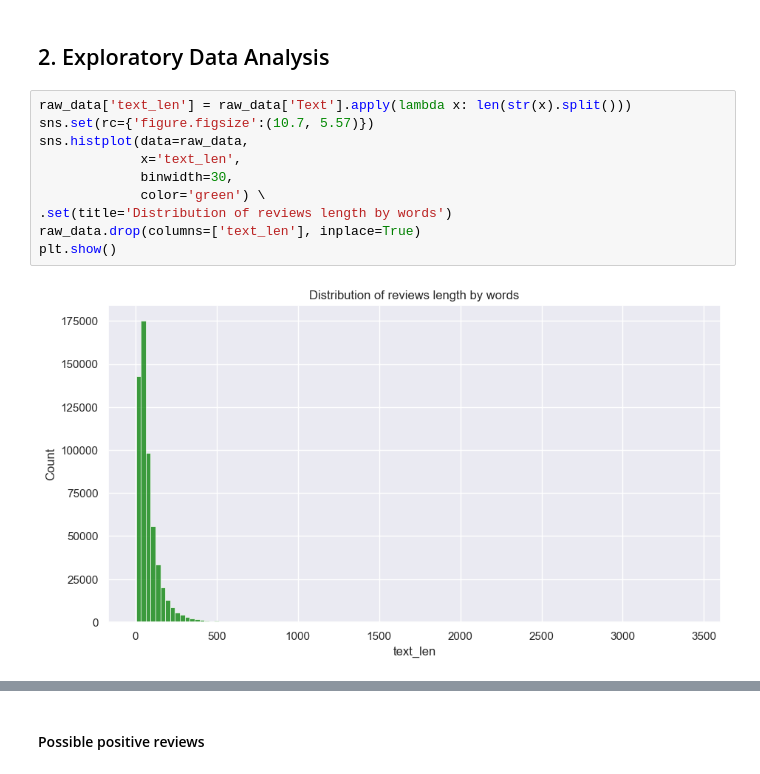
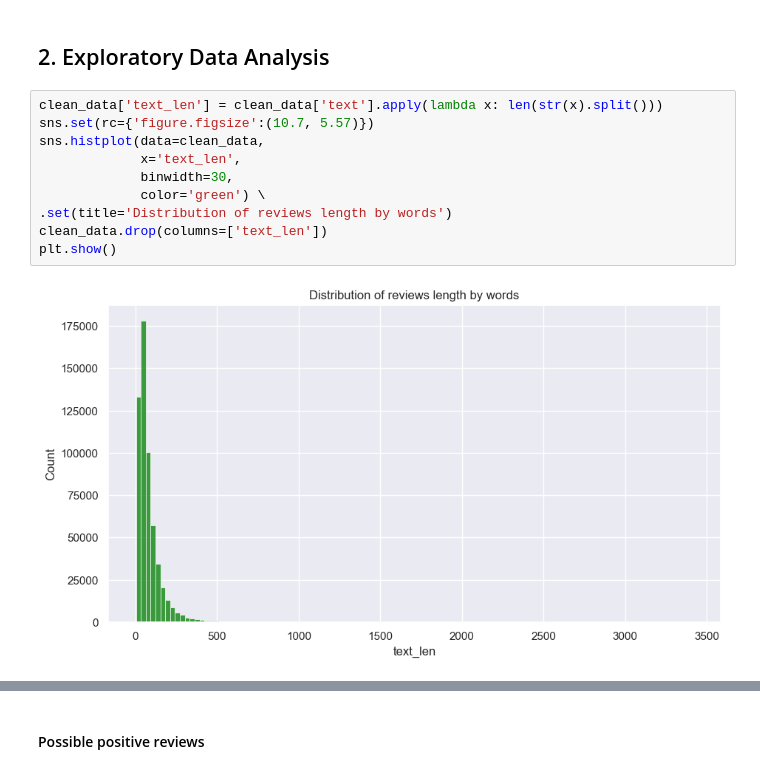
Before and after one commit to mverbytska/amazon-reviews-sentiment-analysis, a Jupyter notebook: myenv/amazon_sentiment_analysis.ipynb, the cells around one changed output, grey strips where cells are left out. Drawn from its saved outputs; the diff is of its cells as text.

```diff
--- a/myenv/amazon_sentiment_analysis.ipynb
+++ b/myenv/amazon_sentiment_analysis.ipynb
@@ -131,15 +132,15 @@ clean_data.head()
 # %% [markdown]
 ## 2. Exploratory Data Analysis
 # %%
-raw_data['text_len'] = raw_data['Text'].apply(lambda x: len(str(x).split()))
+clean_data['text_len'] = clean_data['text'].apply(lambda x: len(str(x).split()))
 sns.set(rc={'figure.figsize':(10.7, 5.57)})
-sns.histplot(data=raw_data,
+sns.histplot(data=clean_data,
              x='text_len',
              binwidth=30,
              color='green') \
 .set(title='Distribution of reviews length by words')
-raw_data.drop(columns=['text_len'], inplace=True)
+clean_data.drop(columns=['text_len'])
 plt.show()
 # %% [output]
-[figure, old version]
+[figure, new version]
 # %%
```
Also changed, not shown: parts of 20 cells of this notebook.
